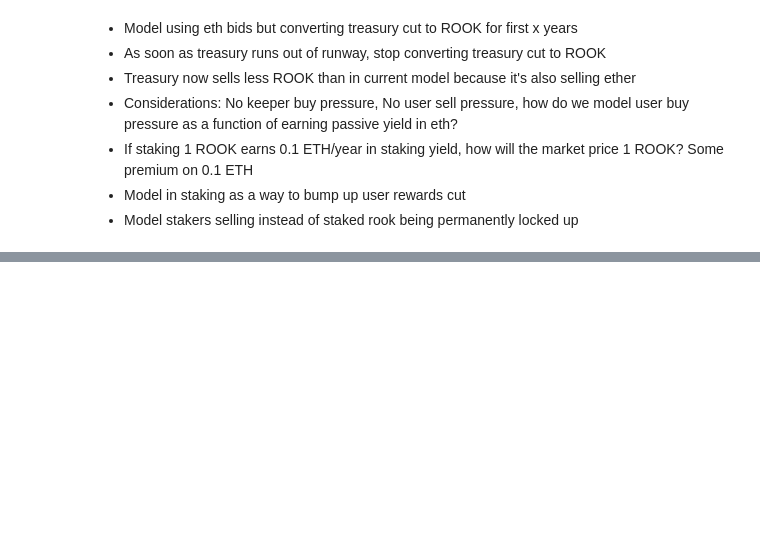
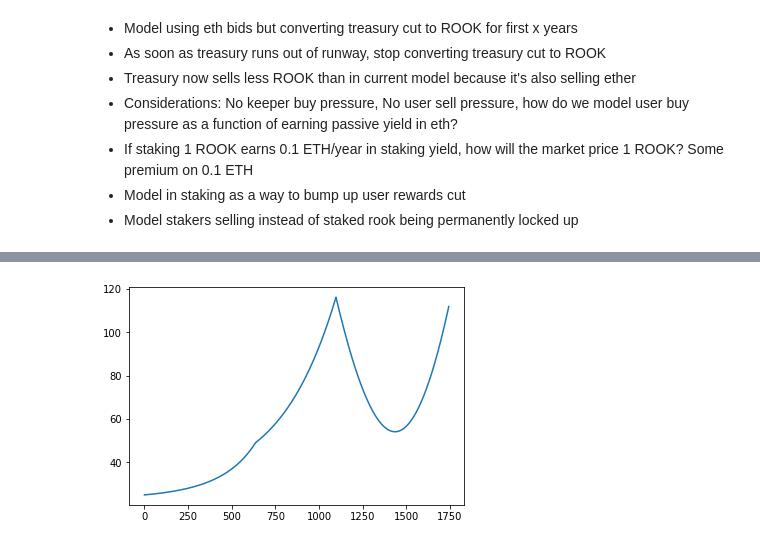
Before and after one commit to keeperdao/analytics, a Jupyter notebook: tokenomics/tokenomics.ipynb, the cells around one changed output, grey strips where cells are left out. Saved outputs shown, nothing was run; the diff lists cells and outputs as text; code cells hidden in the pictures; blank space fills up the shorter version.

```diff
--- a/tokenomics/tokenomics.ipynb
+++ b/tokenomics/tokenomics.ipynb
@@ -48,12 +50,13 @@ def iterate_one_day(rook_price, staked_rook, treasury_rook, unclaimed_rook, burn
     daily_bid_volume_usd = daily_volume_usd * MEV_VOLUME_RATIO * KEEPER_BID_TARGET
 
     # AMM Liquidity:
-    #   Take the greater of $5MM or 10% of Total Supply in ROOK/USDC AMM liquidity
-    if TOTAL_SUPPLY * 0.1 * rook_price > 2500000:
-        y = TOTAL_SUPPLY * 0.1 * rook_price
+    #   Take the greater of $4MM or 10% of mcap in ROOK/USDC AMM liquidity
+    mcap = TOTAL_SUPPLY * rook_price
+    if mcap * 0.1 > 4000000:
+        y = mcap * 0.1
         x = y / rook_price
     else:
-        y = 2500000
+        y = 2000000
         x = y / rook_price
 
     # STEP 1: Keepers buying ROOK to bid:
@@ -63,8 +66,8 @@ def iterate_one_day(rook_price, staked_rook, treasury_rook, unclaimed_rook, burn
     x = x - keeper_rook_bought
     y = y + daily_bid_volume_usd
 
-    # STEP 2: Users dumping ROOK:
-    user_rook_sold = keeper_rook_bought * USER_BID * USER_REWARDS_CLAIMED
+    # STEP 2: Users and Partners dumping ROOK:
+    user_rook_sold = keeper_rook_bought * (USER_BID * USER_REWARDS_CLAIMED + PARTNER_BID * PARTNER_REWARDS_CLAIMED)
     user_usdc_bought = (y * user_rook_sold) / (x + user_rook_sold)
 
     # New AMM pool balances
@@ -174,21 +176,18 @@ def iterate_one_day_eth_bid(
 - Model in staking as a way to bump up user rewards cut
 - Model stakers selling instead of staked rook being permanently locked up
 # %%
-'''
+
 # ROOK BID MODEL
+rook_price_timeseries = [initial_rook_price]
+staked_rook_timeseries = [initial_staked_rook]
+treasury_rook_timeseries = [initial_treasury_rook]
+unclaimed_rook_timeseries = [initial_unclaimed_rook]
+burned_rook_timeseries = [initial_burned_rook]
 
-rook_price_timeseries = [rook_price]
-staked_rook_timeseries = [staked_rook]
-treasury_rook_timeseries = [treasury_rook]
-unclaimed_rook_timeseries = [unclaimed_rook]
-burned_rook_timeseries = [burned_rook]
+rook_price, staked_rook, treasury_rook, unclaimed_rook, burned_rook = initial_rook_price, initial_staked_rook, initial_treasury_rook, initial_unclaimed_rook, initial_burned_rook
 
 treasury_burn = False
 for i in range(sim_length_days):
-    if (i % 100 == 0):
-        print(f'DAY {i}')
-        print(f'ROOK PRICE: ${rook_price}\t\t\t CIRC SUPPLY: {TOTAL_SUPPLY - staked_rook - treasury_rook - unclaimed_rook - burned_rook} ROOK')
-
     rook_price, staked_rook, treasury_rook, unclaimed_rook, burned_rook = iterate_one_day(rook_price, staked_rook, treasury_rook, unclaimed_rook, burned_rook, treasury_burn, daily_volume_usd_timeseries[i])
     rook_price_timeseries.append(rook_price)
     staked_rook_timeseries.append(staked_rook)
@@ -202,25 +201,46 @@ for i in range(sim_length_days):
 
     if rook_price < 0 or treasury_rook < 0:
         break
+print(f'{i} days')
 
-print(f'{i} days')
-'''
+#plt.plot(np.pad(rook_price_timeseries, (0,len(daily_volume_usd_timeseries)-len(rook_price_timeseries)), 'constant', constant_values=rook_price_timeseries[-1]))
+plt.plot(rook_price_timeseries)
+plt.show()
+
+plt.plot(daily_volume_usd_timeseries)
+plt.show()
+
+#plt.plot(np.pad(treasury_rook_timeseries, (0,len(daily_volume_usd_timeseries)-len(treasury_rook_timeseries)), 'constant', constant_values=treasury_rook_timeseries[-1]))
+plt.plot(treasury_rook_timeseries)
+plt.show()
+
+plt.plot(treasury_eth_timeseries)
+plt.show()
+
+plt.plot(burned_rook_timeseries)
+plt.show()
+
+plt.plot(staked_rook_timeseries)
+plt.show()
+
+
+print(daily_volume_usd_timeseries[365], daily_volume_usd_timeseries[-1], treasury_burn_rate)
+
 
 
 # ETH BID MODEL
+rook_price_timeseries = [initial_rook_price]
+staked_rook_timeseries = [initial_staked_rook]
+treasury_eth_timeseries = [initial_treasury_eth]
+treasury_rook_timeseries = [initial_treasury_rook]
+burned_rook_timeseries = [initial_burned_rook]
 
-rook_price_timeseries = [rook_price]
-staked_rook_timeseries = [staked_rook]
-treasury_eth_timeseries = [treasury_eth]
-treasury_rook_timeseries = [treasury_rook]
-burned_rook_timeseries = [burned_rook]
+rook_price, staked_rook, treasury_eth, treasury_rook, burned_rook = initial_rook_price, initial_staked_rook, initial_treasury_eth, initial_treasury_rook, initial_burned_rook
+
 
 treasury_burn = False
 treasury_buy = True
 for i in range(sim_length_days):
-    if (i % 100 == 0):
-        print(f'DAY {i}')
-        print(f'ROOK PRICE: ${rook_price}\t\t\t CIRC SUPPLY: {TOTAL_SUPPLY - staked_rook - treasury_rook - burned_rook} ROOK')
 
     rook_price, staked_rook, treasury_eth, treasury_rook, burned_rook = iterate_one_day_eth_bid(rook_price, staked_rook, treasury_eth, treasury_rook, burned_rook, treasury_buy, treasury_burn, daily_volume_usd_timeseries[i])
     rook_price_timeseries.append(rook_price)
@@ -239,6 +259,28 @@ for i in range(sim_length_days):
 
     if rook_price < 0 or treasury_rook < 0 or treasury_eth < 0:
         break
+print(f'{i} days')
 
-print(f'{i} days')
+#plt.plot(np.pad(rook_price_timeseries, (0,len(daily_volume_usd_timeseries)-len(rook_price_timeseries)), 'constant', constant_values=rook_price_timeseries[-1]))
+plt.plot(rook_price_timeseries)
+plt.show()
+
+plt.plot(daily_volume_usd_timeseries)
+plt.show()
+
+#plt.plot(np.pad(treasury_rook_timeseries, (0,len(daily_volume_usd_timeseries)-len(treasury_rook_timeseries)), 'constant', constant_values=treasury_rook_timeseries[-1]))
+plt.plot(treasury_rook_timeseries)
+plt.show()
+
+plt.plot(treasury_eth_timeseries)
+plt.show()
+
+plt.plot(burned_rook_timeseries)
+plt.show()
+
+plt.plot(staked_rook_timeseries)
+plt.show()
+
+
+print(daily_volume_usd_timeseries[365], daily_volume_usd_timeseries[-1], treasury_burn_rate)
 # %% [output]
@@ -261,0 +288 @@ ROOK PRICE: $543.4630912492404                   CIRC SUPPLY: 339336.1039099097
+[figure, added]
```
Also changed, not shown: parts of 6 cells of this notebook, 4 other files.
